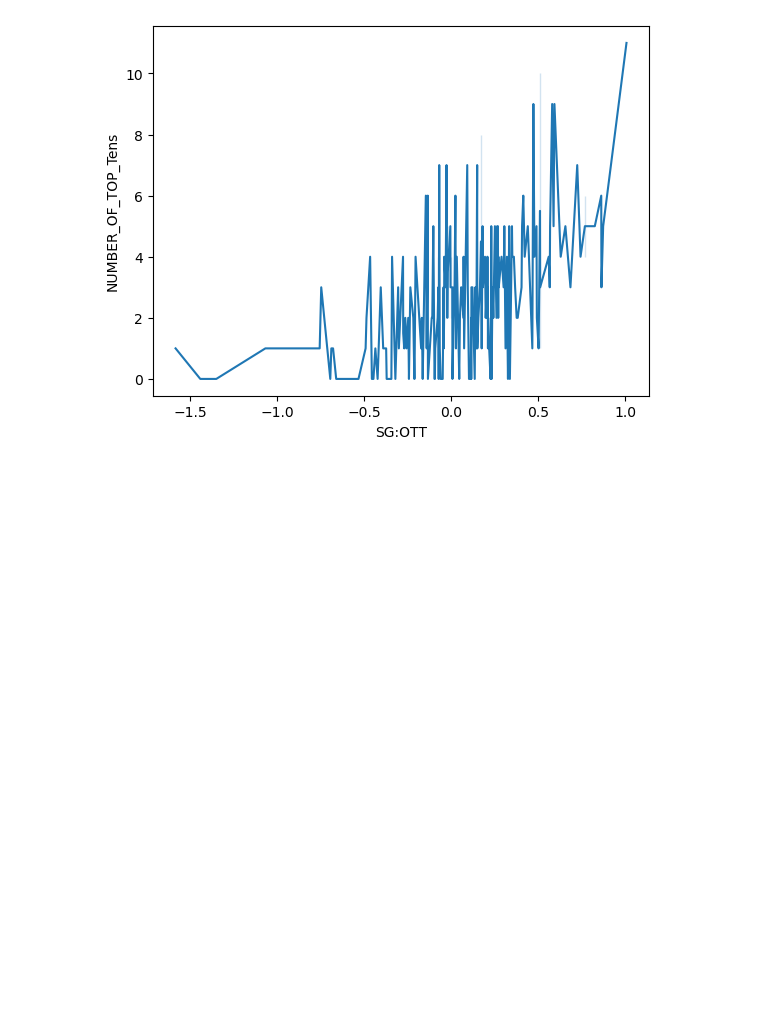
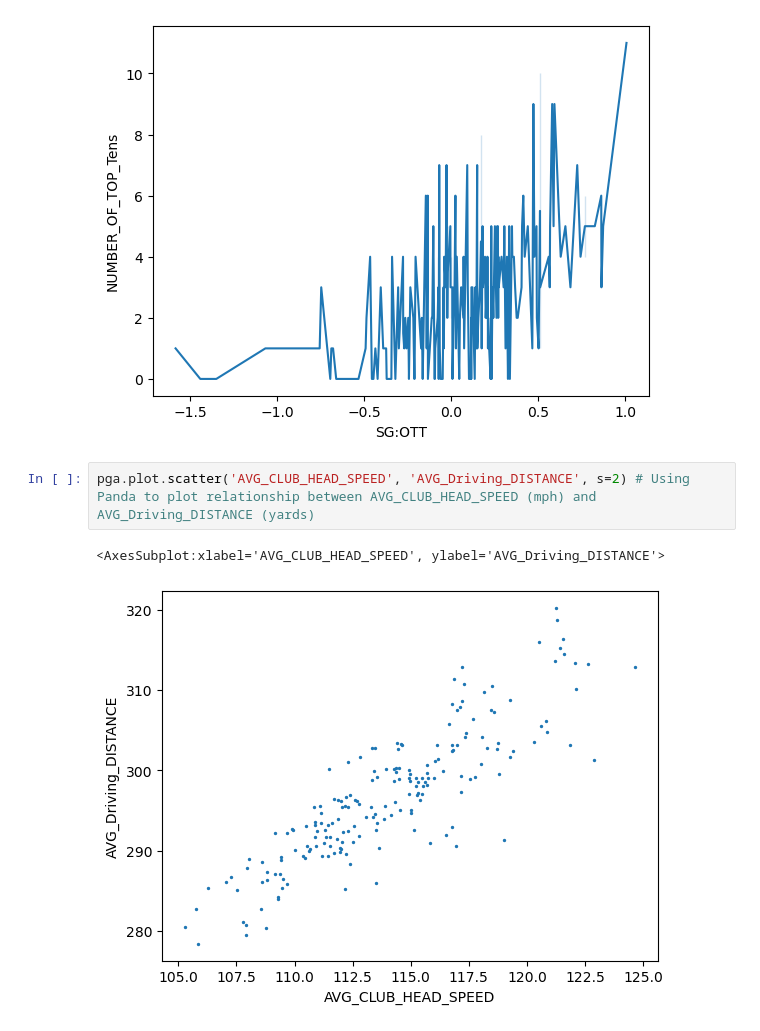
Before and after one commit to grooveyryan/UCDPA_KevinRyan, a Jupyter notebook: Analysis_and_Visualisation.ipynb, the cells around one changed output. Saved outputs shown, nothing was run; the diff lists cells and outputs as text; blank space fills up the shorter version.

```diff
--- a/Analysis_and_Visualisation.ipynb
+++ b/Analysis_and_Visualisation.ipynb
@@ -354,3 +354,8 @@ sns.lineplot(data=pga, x='SG:OTT', y='NUMBER_OF_TOP_Tens') # Line graph showing
 # %% [output]
 <AxesSubplot:xlabel='SG:OTT', ylabel='NUMBER_OF_TOP_Tens'>
 [figure]
+# %%
+pga.plot.scatter('AVG_CLUB_HEAD_SPEED', 'AVG_Driving_DISTANCE', s=2) # Using Panda to plot relationship between AVG_CLUB_HEAD_SPEED (mph) and AVG_Driving_DISTANCE (yards)
+# %% [output]
+<AxesSubplot:xlabel='AVG_CLUB_HEAD_SPEED', ylabel='AVG_Driving_DISTANCE'>
+[figure, added]
```
Also changed, not shown: parts of 2 cells of this notebook.
